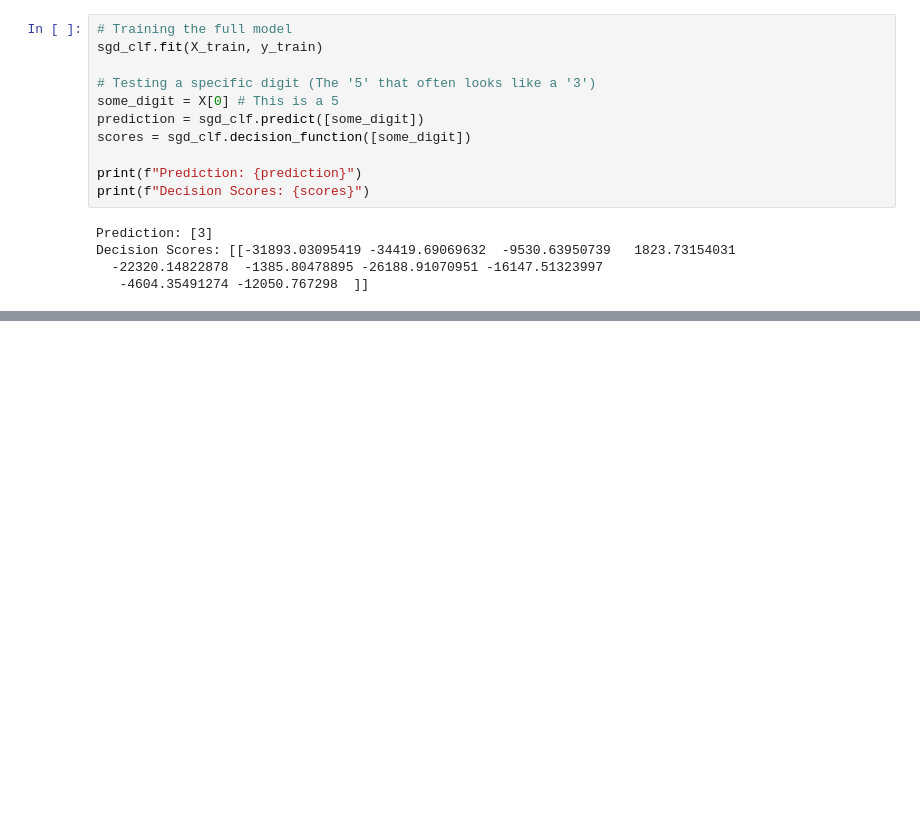
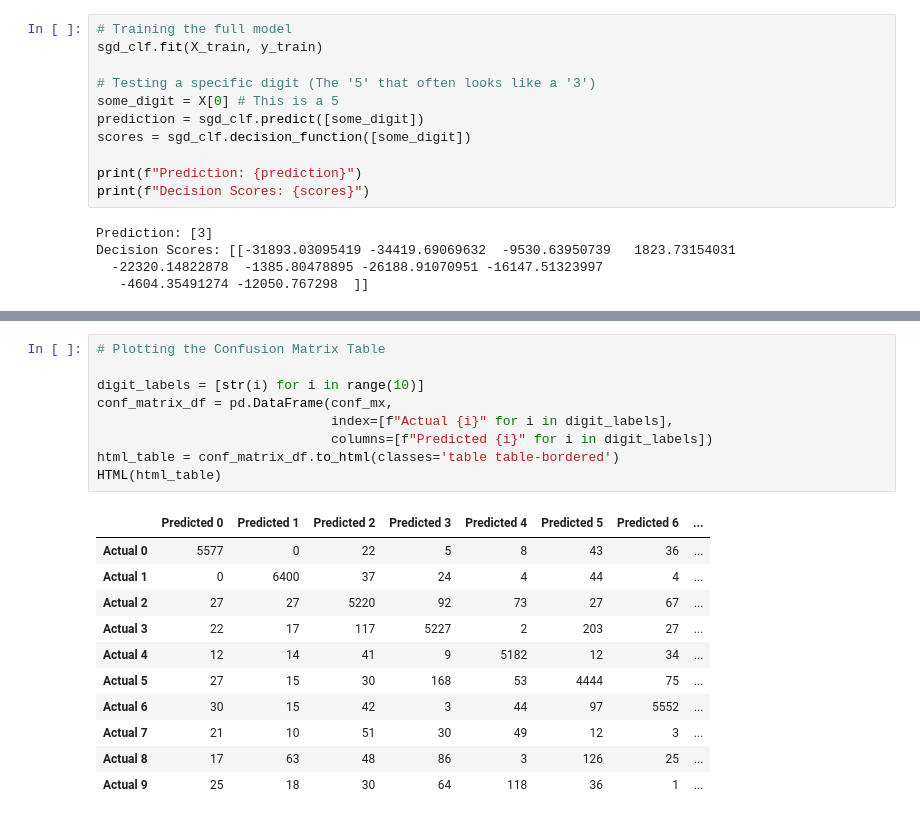
Before and after one commit to cicerohen/hands-on-ml-book, a Jupyter notebook: hands_on_chapter_3.ipynb, the cells around one changed output, grey strips where cells are left out. Saved outputs shown, nothing was run; the diff lists cells and outputs as text; blank space fills up the shorter version.

```diff
--- a/hands_on_chapter_3.ipynb
+++ b/hands_on_chapter_3.ipynb
@@ -99 +153,22 @@ Investigating the "Why" behind the mistakes.
+# %%
+# Plotting the Confusion Matrix Table
+
+digit_labels = [str(i) for i in range(10)]
+conf_matrix_df = pd.DataFrame(conf_mx,
+                              index=[f"Actual {i}" for i in digit_labels],
+                              columns=[f"Predicted {i}" for i in digit_labels])
+html_table = conf_matrix_df.to_html(classes='table table-bordered')
+HTML(html_table)
+# %% [output]
+|  | Predicted 0 | Predicted 1 | Predicted 2 | Predicted 3 | Predicted 4 | Predicted 5 | Predicted 6 | ... |
+| Actual 0 | 5577 | 0 | 22 | 5 | 8 | 43 | 36 | ... |
+| Actual 1 | 0 | 6400 | 37 | 24 | 4 | 44 | 4 | ... |
+| Actual 2 | 27 | 27 | 5220 | 92 | 73 | 27 | 67 | ... |
+| Actual 3 | 22 | 17 | 117 | 5227 | 2 | 203 | 27 | ... |
+| Actual 4 | 12 | 14 | 41 | 9 | 5182 | 12 | 34 | ... |
+| Actual 5 | 27 | 15 | 30 | 168 | 53 | 4444 | 75 | ... |
+| Actual 6 | 30 | 15 | 42 | 3 | 44 | 97 | 5552 | ... |
+| Actual 7 | 21 | 10 | 51 | 30 | 49 | 12 | 3 | ... |
+| Actual 8 | 17 | 63 | 48 | 86 | 3 | 126 | 25 | ... |
+| Actual 9 | 25 | 18 | 30 | 64 | 118 | 36 | 1 | ... |
 # %%
```
Also changed, not shown: parts of 16 cells of this notebook.
